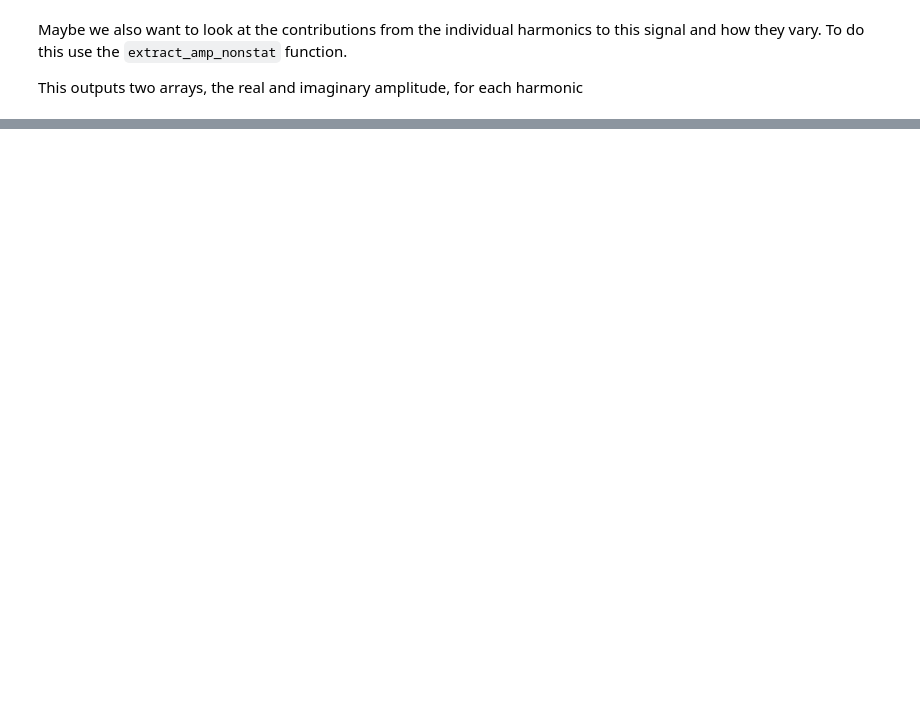
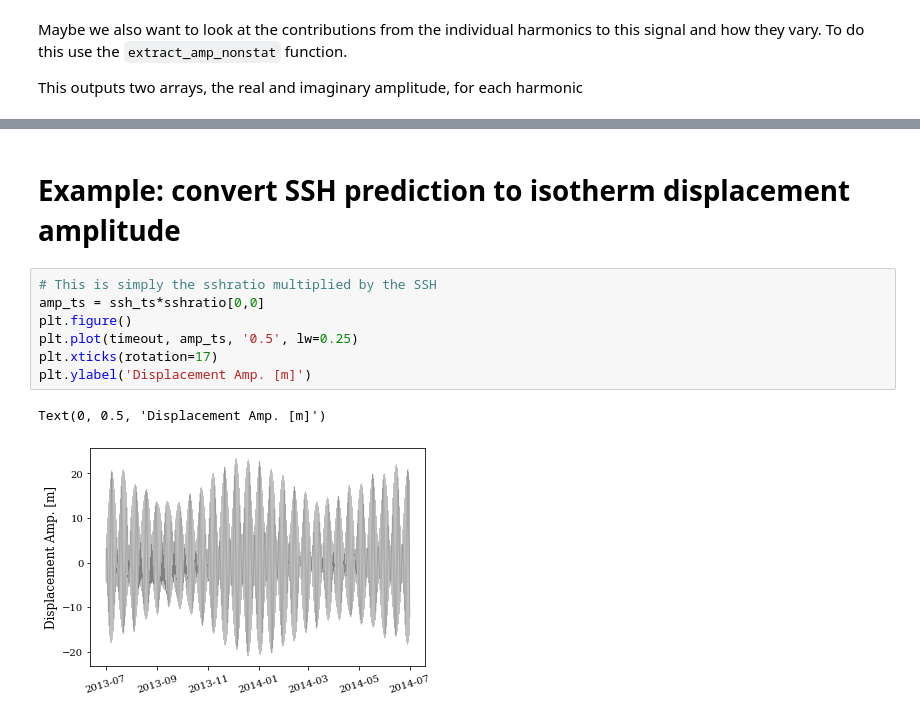
Before and after one commit to mrayson/iwatlas, a Jupyter notebook: sandpit/tutorial_iwatlas_basics.ipynb, the cells around one changed output, grey strips where cells are left out. Saved outputs shown, nothing was run; the diff lists cells and outputs as text; blank space fills up the shorter version.

```diff
--- a/sandpit/tutorial_iwatlas_basics.ipynb
+++ b/sandpit/tutorial_iwatlas_basics.ipynb
@@ -194,0 +289,12 @@ Text(0, 0.5, '$SSH_{BC}$ [m]')
+# %% [markdown]
+# Example: convert SSH prediction to isotherm displacement amplitude
+# %%
+# This is simply the sshratio multiplied by the SSH
+amp_ts = ssh_ts*sshratio[0,0]
+plt.figure()
+plt.plot(timeout, amp_ts, '0.5', lw=0.25)
+plt.xticks(rotation=17)
+plt.ylabel('Displacement Amp. [m]')
+# %% [output]
+Text(0, 0.5, 'Displacement Amp. [m]')
+[figure, added]
```
Also changed, not shown: parts of 16 cells of this notebook.
